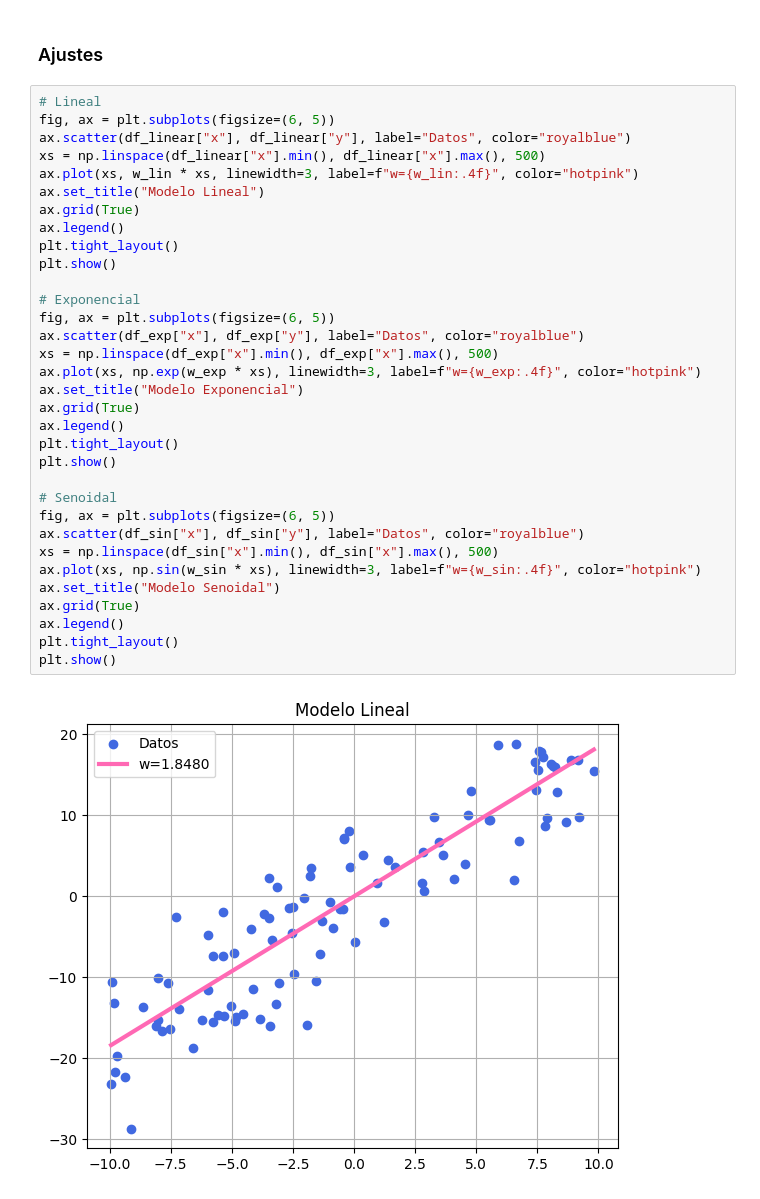
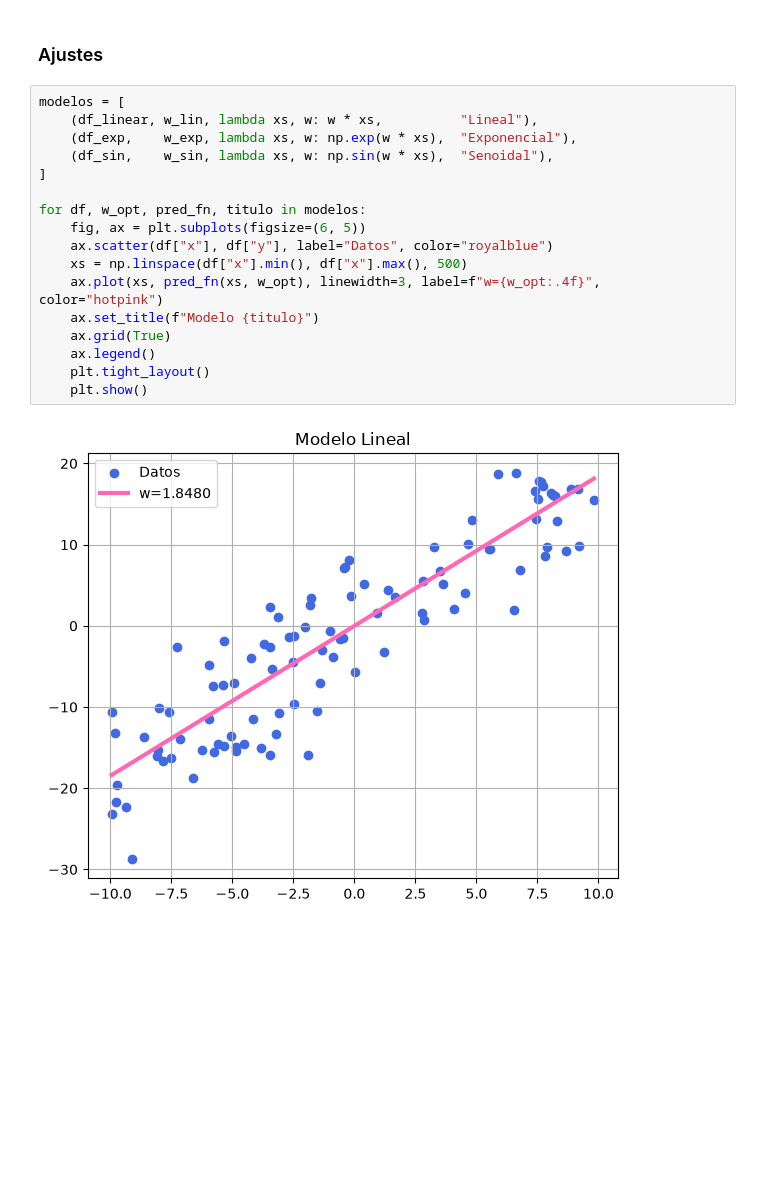
Before and after one commit to belentellechea/obligatorio_2_calculo, a Jupyter notebook: project.ipynb, the cells around one changed output. Drawn from its saved outputs; the diff is of its cells as text; blank space fills up the shorter version.

Commit message:
reutilización de código en ajuste de datos

```diff
--- a/project.ipynb
+++ b/project.ipynb
@@ -613,40 +512,24 @@ plt.show()
 # %% [markdown]
 ### Ajustes
 # %%
-# Lineal
-fig, ax = plt.subplots(figsize=(6, 5))
-ax.scatter(df_linear["x"], df_linear["y"], label="Datos", color="royalblue")
-xs = np.linspace(df_linear["x"].min(), df_linear["x"].max(), 500)
-ax.plot(xs, w_lin * xs, linewidth=3, label=f"w={w_lin:.4f}", color="hotpink")
-ax.set_title("Modelo Lineal")
-ax.grid(True)
-ax.legend()
-plt.tight_layout()
-plt.show()
+modelos = [
+    (df_linear, w_lin, lambda xs, w: w * xs,          "Lineal"),
+    (df_exp,    w_exp, lambda xs, w: np.exp(w * xs),  "Exponencial"),
+    (df_sin,    w_sin, lambda xs, w: np.sin(w * xs),  "Senoidal"),
+]
 
-# Exponencial
-fig, ax = plt.subplots(figsize=(6, 5))
-ax.scatter(df_exp["x"], df_exp["y"], label="Datos", color="royalblue")
-xs = np.linspace(df_exp["x"].min(), df_exp["x"].max(), 500)
-ax.plot(xs, np.exp(w_exp * xs), linewidth=3, label=f"w={w_exp:.4f}", color="hotpink")
-ax.set_title("Modelo Exponencial")
-ax.grid(True)
-ax.legend()
-plt.tight_layout()
-plt.show()
-
-# Senoidal
-fig, ax = plt.subplots(figsize=(6, 5))
-ax.scatter(df_sin["x"], df_sin["y"], label="Datos", color="royalblue")
-xs = np.linspace(df_sin["x"].min(), df_sin["x"].max(), 500)
-ax.plot(xs, np.sin(w_sin * xs), linewidth=3, label=f"w={w_sin:.4f}", color="hotpink")
-ax.set_title("Modelo Senoidal")
-ax.grid(True)
-ax.legend()
-plt.tight_layout()
-plt.show()
+for df, w_opt, pred_fn, titulo in modelos:
+    fig, ax = plt.subplots(figsize=(6, 5))
+    ax.scatter(df["x"], df["y"], label="Datos", color="royalblue")
+    xs = np.linspace(df["x"].min(), df["x"].max(), 500)
+    ax.plot(xs, pred_fn(xs, w_opt), linewidth=3, label=f"w={w_opt:.4f}", color="hotpink")
+    ax.set_title(f"Modelo {titulo}")
+    ax.grid(True)
+    ax.legend()
+    plt.tight_layout()
+    plt.show()
 # %% [output]
-[figure, old version]
+[figure, new version]
 [figure]
 [figure]
 # %% [markdown]
```
Also changed, not shown: parts of 20 cells of this notebook.
